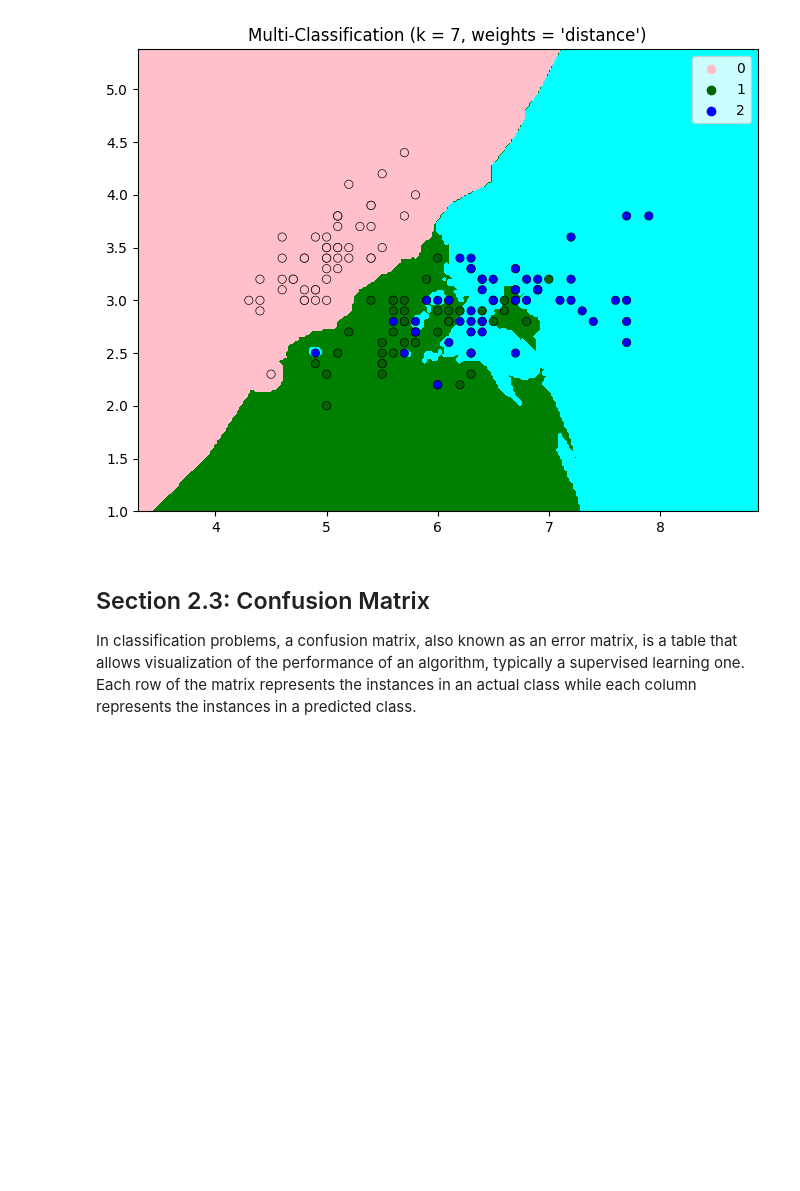
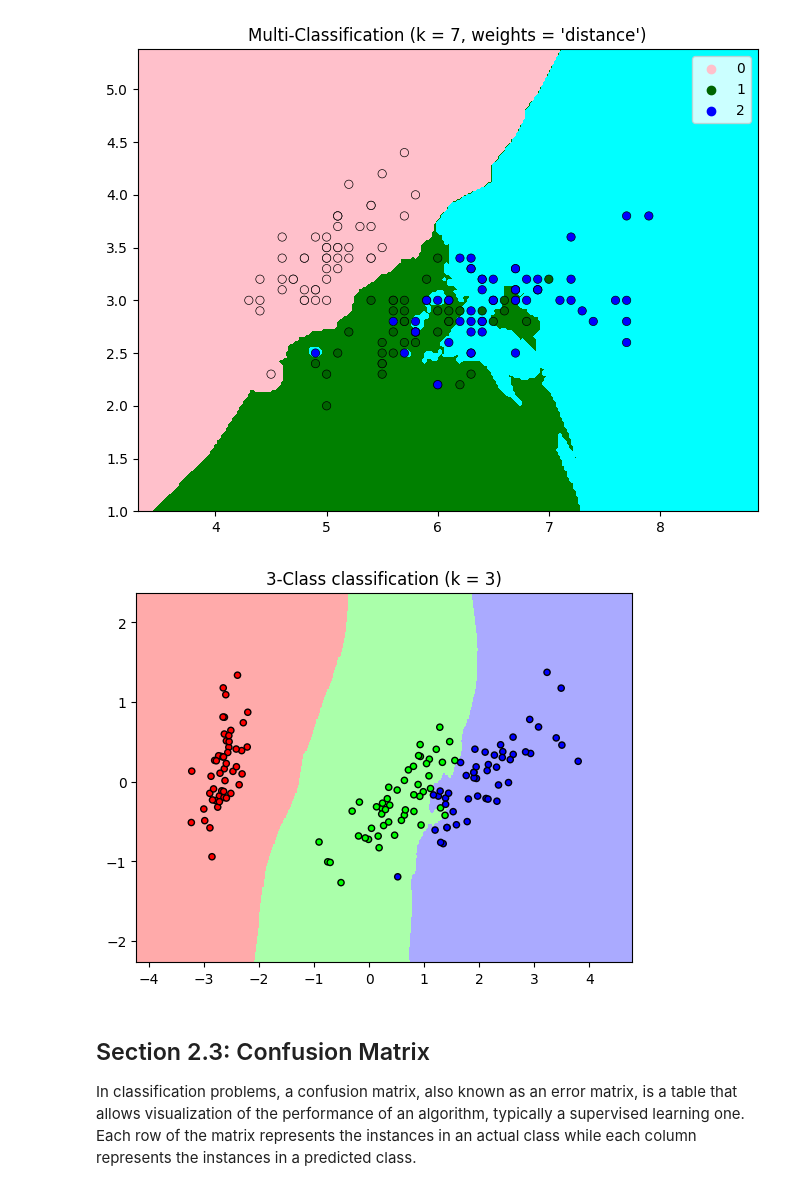
Before and after one commit to SriRamaLakshmi50/FMML_projects-_labs, a Jupyter notebook: Mod3_lab2.ipynb, the cells around one changed output. Cells and saved outputs as stored; diff of their text form; code cells hidden in the pictures; blank space fills up the shorter version.

```diff
--- a/Mod3_lab2.ipynb
+++ b/Mod3_lab2.ipynb
@@ -315,6 +335,55 @@ decision_boundary_plot(x_pts,y_pts,7)
 ## by only considering two attributes of the dataset. You must be already familiar with PCA.
 ## Apply PCA on the dataset above to reduce it to two dimensions.
 ## Plot the Voronoi diagram and Decision boundaries after that.
+# %%
+
+# Step 1: Import necessary libraries
+import numpy as np
+import matplotlib.pyplot as plt
+from sklearn import datasets
+from sklearn.decomposition import PCA
+from sklearn.neighbors import KNeighborsClassifier
+from sklearn.model_selection import train_test_split
+
+# Step 2: Load the dataset
+iris = datasets.load_iris()
+X = iris.data
+y = iris.target
+
+# Step 3: Apply PCA to reduce the data to two dimensions
+pca = PCA(n_components=2)
+X_pca = pca.fit_transform(X)
+
+# Step 4: Plot the Voronoi diagram and Decision boundaries
+h = .02  # step size in the mesh
+
+# Create color maps
+cmap_light = ListedColormap(['#FFAAAA', '#AAFFAA', '#AAAAFF'])
+cmap_bold = ListedColormap(['#FF0000', '#00FF00', '#0000FF'])
+
+# Plot the decision boundaries
+x_min, x_max = X_pca[:, 0].min() - 1, X_pca[:, 0].max() + 1
+y_min, y_max = X_pca[:, 1].min() - 1, X_pca[:, 1].max() + 1
+xx, yy = np.meshgrid(np.arange(x_min, x_max, h), np.arange(y_min, y_max, h))
+
+# Define KNN classifier and fit it to the reduced dataset
+clf = KNeighborsClassifier(n_neighbors=3)
+clf.fit(X_pca, y)
+Z = clf.predict(np.c_[xx.ravel(), yy.ravel()])
+
+# Put the result into a color plot
+Z = Z.reshape(xx.shape)
+plt.figure()
+plt.pcolormesh(xx, yy, Z, cmap=cmap_light)
+
+# Plot also the training points
+plt.scatter(X_pca[:, 0], X_pca[:, 1], c=y, cmap=cmap_bold, edgecolor='k', s=20)
+plt.xlim(xx.min(), xx.max())
+plt.ylim(yy.min(), yy.max())
+plt.title("3-Class classification (k = 3)")
+plt.show()
+# %% [output]
+[figure, added]
 # %% [markdown]
 ## Section 2.3: Confusion Matrix
 In classification problems, a confusion matrix, also known as an error matrix, is a table that allows visualization of the performance of an algorithm, typically a supervised learning one. Each row of the matrix represents the instances in an actual class while each column represents the instances in a predicted class.
```
Also changed, not shown: parts of 5 cells of this notebook.
